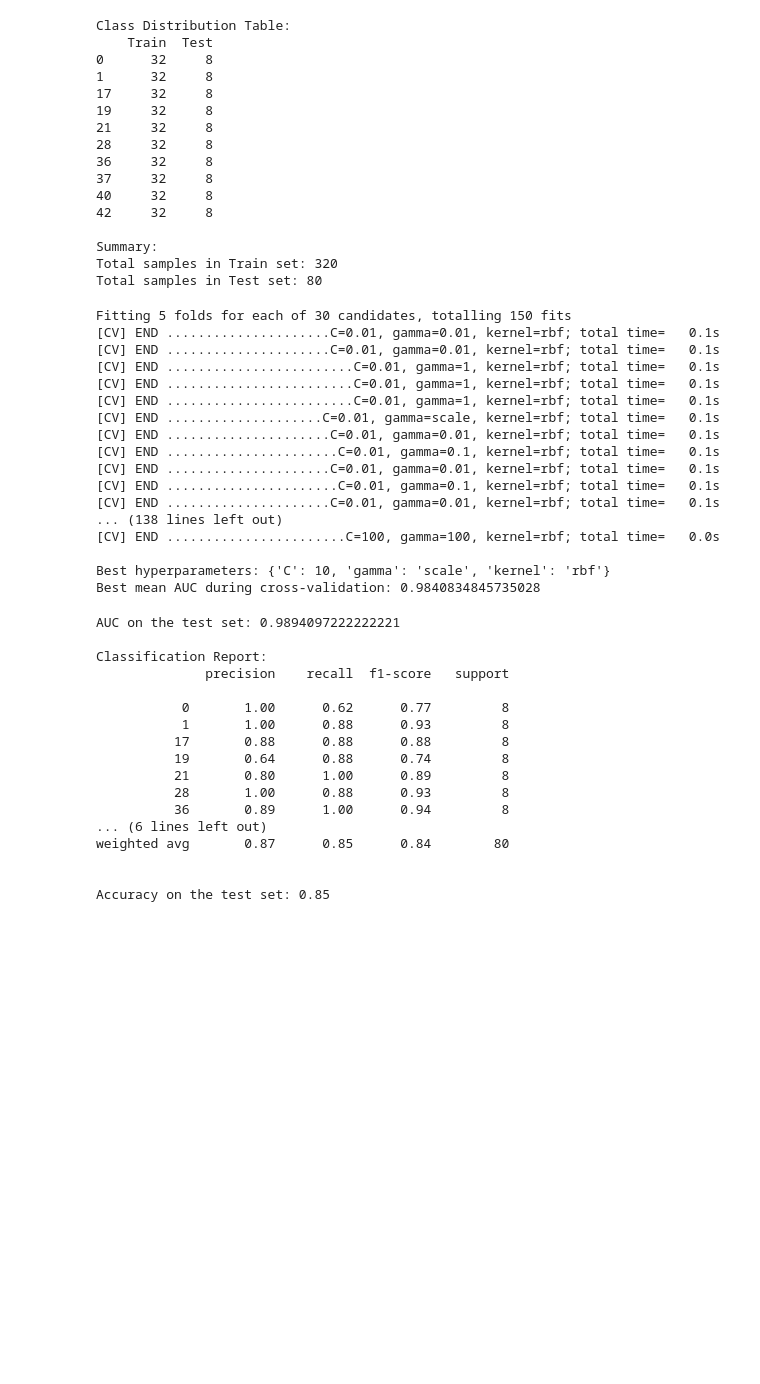
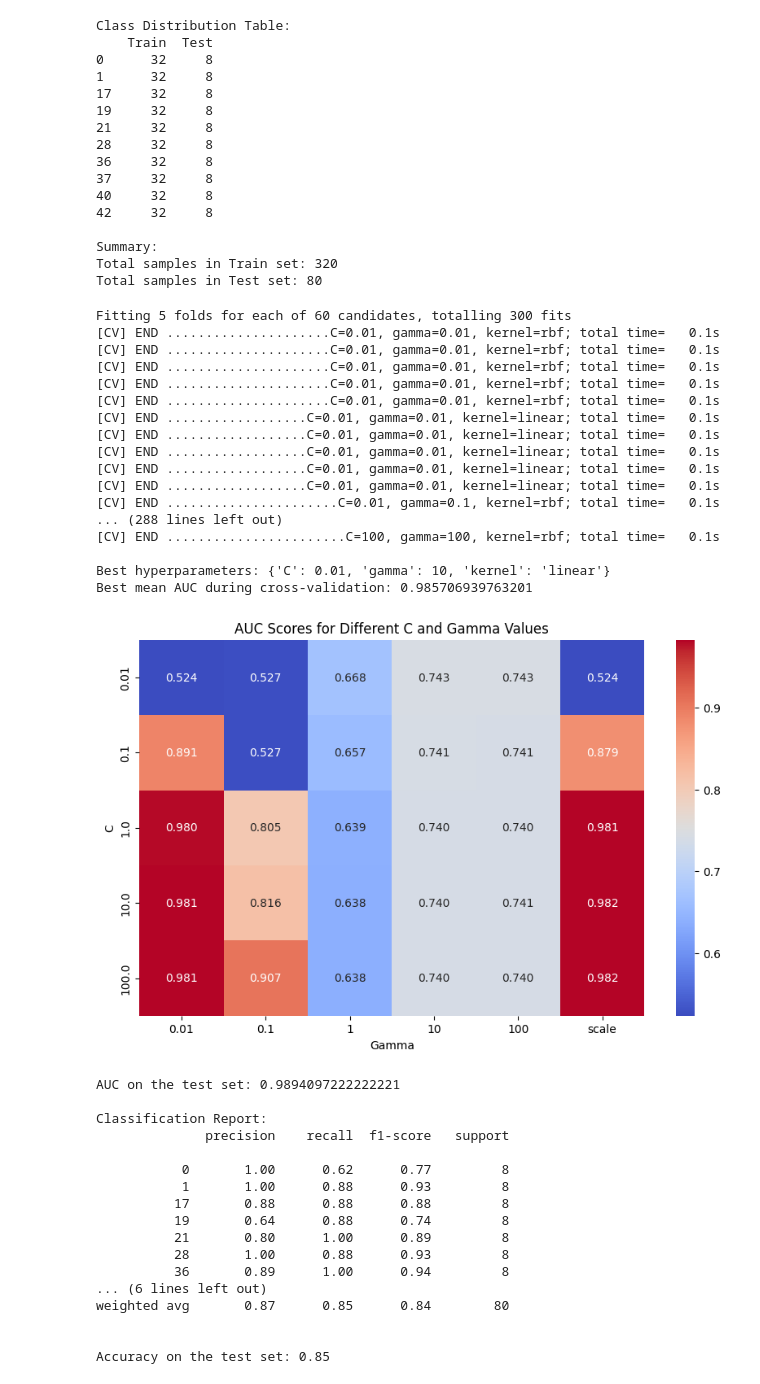
Before and after one commit to soheilbh/aed-challange, a Jupyter notebook: main.ipynb, the cells around one changed output. Saved outputs shown, nothing was run; the diff lists cells and outputs as text; code cells hidden in the pictures; blank space fills up the shorter version.

```diff
--- a/main.ipynb
+++ b/main.ipynb
@@ -446,7 +446,7 @@ kfold = StratifiedKFold(n_splits=5, shuffle=True, random_state=42)
 param_grid = {
     'C': [0.01, 0.1, 1, 10, 100],
     'gamma': [0.01, 0.1, 1, 'scale', 10, 100],
-    'kernel': ['rbf']
+    'kernel': ['rbf','linear']
 }
 
 # Perform GridSearchCV with the custom AUC scorer
@@ -466,23 +466,46 @@ grid_search.fit(X_train, y_train)
 print("\nBest hyperparameters:", grid_search.best_params_)
 print("Best mean AUC during cross-validation:", grid_search.best_score_)
 # %% [output]
-Fitting 5 folds for each of 30 candidates, totalling 150 fits
+Fitting 5 folds for each of 60 candidates, totalling 300 fits
 [CV] END .....................C=0.01, gamma=0.01, kernel=rbf; total time=   0.1s
 [CV] END .....................C=0.01, gamma=0.01, kernel=rbf; total time=   0.1s
-[CV] END ........................C=0.01, gamma=1, kernel=rbf; total time=   0.1s
-[CV] END ........................C=0.01, gamma=1, kernel=rbf; total time=   0.1s
-[CV] END ........................C=0.01, gamma=1, kernel=rbf; total time=   0.1s
-[CV] END ....................C=0.01, gamma=scale, kernel=rbf; total time=   0.1s
 [CV] END .....................C=0.01, gamma=0.01, kernel=rbf; total time=   0.1s
+[CV] END .....................C=0.01, gamma=0.01, kernel=rbf; total time=   0.1s
+[CV] END .....................C=0.01, gamma=0.01, kernel=rbf; total time=   0.1s
+[CV] END ..................C=0.01, gamma=0.01, kernel=linear; total time=   0.1s
+[CV] END ..................C=0.01, gamma=0.01, kernel=linear; total time=   0.1s
+[CV] END ..................C=0.01, gamma=0.01, kernel=linear; total time=   0.1s
+[CV] END ..................C=0.01, gamma=0.01, kernel=linear; total time=   0.1s
+[CV] END ..................C=0.01, gamma=0.01, kernel=linear; total time=   0.1s
 [CV] END ......................C=0.01, gamma=0.1, kernel=rbf; total time=   0.1s
-[CV] END .....................C=0.01, gamma=0.01, kernel=rbf; total time=   0.1s
-[CV] END ......................C=0.01, gamma=0.1, kernel=rbf; total time=   0.1s
-[CV] END .....................C=0.01, gamma=0.01, kernel=rbf; total time=   0.1s
-... (138 lines left out)
-[CV] END .......................C=100, gamma=100, kernel=rbf; total time=   0.0s
+... (288 lines left out)
+[CV] END .......................C=100, gamma=100, kernel=rbf; total time=   0.1s
 
-Best hyperparameters: {'C': 10, 'gamma': 'scale', 'kernel': 'rbf'}
-Best mean AUC during cross-validation: 0.9840834845735028
+Best hyperparameters: {'C': 0.01, 'gamma': 10, 'kernel': 'linear'}
+Best mean AUC during cross-validation: 0.985706939763201
+# %%
+# Convert results to DataFrame
+cv_results = pd.DataFrame(grid_search.cv_results_)
+
+# Convert parameters to numeric type for correct sorting
+cv_results["param_C"] = cv_results["param_C"].astype(float)
+cv_results["param_gamma"] = cv_results["param_gamma"].astype(str)  # Keep gamma as string if 'scale' is used
+
+# Use pivot_table instead of pivot to handle duplicate index-column pairs
+df_heatmap = cv_results.pivot_table(index="param_C", columns="param_gamma", values="mean_test_score", aggfunc="mean")
+
+# Sort the index for better visualization
+df_heatmap = df_heatmap.sort_index(ascending=True)
+
+# Plot heatmap
+plt.figure(figsize=(10, 6))
+sns.heatmap(df_heatmap, annot=True, cmap="coolwarm", fmt=".3f")
+plt.title("AUC Scores for Different C and Gamma Values")
+plt.xlabel("Gamma")
+plt.ylabel("C")
+plt.show()
+# %% [output]
+[figure, added]
 # %%
 # Initialize the SVM classifier with the best hyperparameters
 svm = SVC(kernel='rbf', C=10, gamma='scale', probability=True, random_state=42)
```
Also changed, not shown: parts of 11 cells of this notebook.
